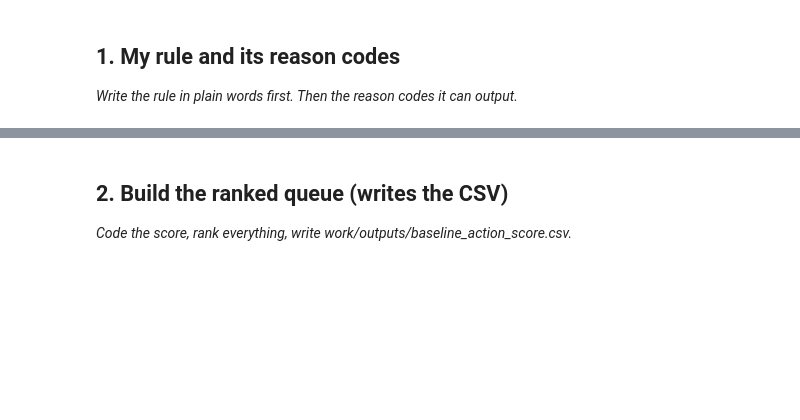
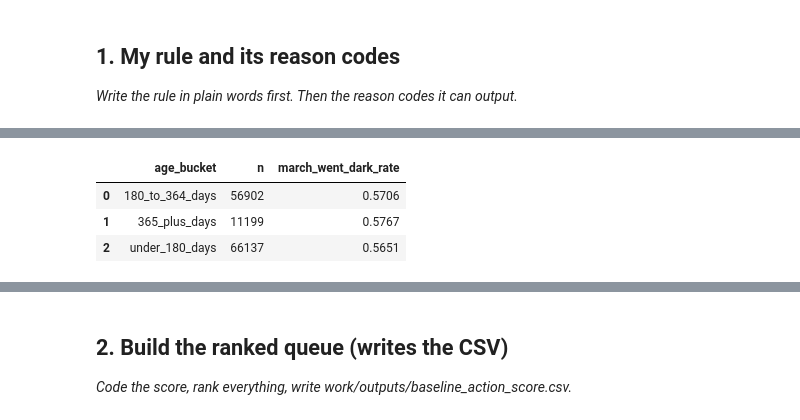
Before and after one commit to afreensumai64/ML-Internship, a Jupyter notebook: work/notebooks/w04_baseline_score.ipynb, the cells around one changed output, grey strips where cells are left out. Drawn from its saved outputs; the diff is of its cells as text; code cells hidden in the pictures; blank space fills up the shorter version.

```diff
--- a/work/notebooks/w04_baseline_score.ipynb
+++ b/work/notebooks/w04_baseline_score.ipynb
@@ -12,0 +40,63 @@ This skeleton is yours to fill. Work the sections **in order** — each one has
+# %%
+# Signal check 1 — staleness/content age
+# Compare content-age buckets with the March observed outcome.
+
+staleness_check = con.sql(f"""
+WITH feb_age AS (
+    SELECT
+        f.client_hash_id,
+        f.content_hash_id,
+        DATE_DIFF(
+            'day',
+            c.content_created_date,
+            DATE '2026-02-28'
+        ) AS content_age_days
+    FROM {FEB} f
+    JOIN read_parquet('{DIM_CONTENT}') c
+      ON f.client_hash_id = c.client_hash_id
+     AND f.content_hash_id = c.content_hash_id
+    WHERE f.gsc_data_available IS TRUE
+      AND c.content_created_date IS NOT NULL
+    GROUP BY
+        f.client_hash_id,
+        f.content_hash_id,
+        c.content_created_date
+),
+
+march_outcome AS (
+    SELECT
+        client_hash_id,
+        content_hash_id,
+        CASE
+            WHEN SUM(gsc_clicks) = 0 THEN 1
+            ELSE 0
+        END AS went_dark
+    FROM {MAR}
+    WHERE gsc_data_available IS TRUE
+    GROUP BY
+        client_hash_id,
+        content_hash_id
+)
+
+SELECT
+    CASE
+        WHEN a.content_age_days < 180 THEN 'under_180_days'
+        WHEN a.content_age_days < 365 THEN '180_to_364_days'
+        ELSE '365_plus_days'
+    END AS age_bucket,
+    COUNT(*) AS n,
+    ROUND(AVG(m.went_dark), 4) AS march_went_dark_rate
+FROM feb_age a
+JOIN march_outcome m
+  ON a.client_hash_id = m.client_hash_id
+ AND a.content_hash_id = m.content_hash_id
+GROUP BY 1
+ORDER BY 1
+""").df()
+
+staleness_check
+# %% [output]
+|  | age_bucket | n | march_went_dark_rate |
+| 0 | 180_to_364_days | 56902 | 0.5706 |
+| 1 | 365_plus_days | 11199 | 0.5767 |
+| 2 | under_180_days | 66137 | 0.5651 |
```
Also changed, not shown: parts of 16 cells of this notebook.
